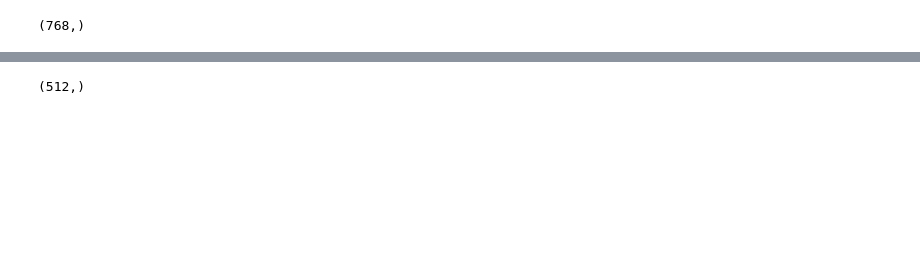
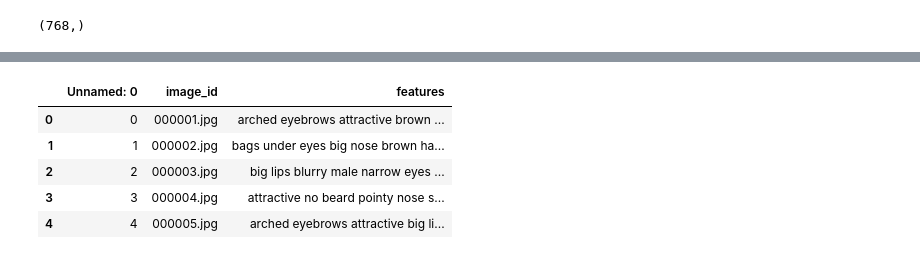
Before and after one commit to tejaspradhan/Face-Generation-from-Textual-Features-using-GANs, a Jupyter notebook: Sentence_Embeddings.ipynb, the cells around one changed output, grey strips where cells are left out. Saved outputs shown, nothing was run; the diff lists cells and outputs as text; code cells hidden in the pictures; blank space fills up the shorter version.

```diff
--- a/Sentence_Embeddings.ipynb
+++ b/Sentence_Embeddings.ipynb
@@ -57,6 +42,14 @@ Some weights of the model checkpoint at bert-base-uncased were not used when ini
 - This IS expected if you are initializing BertModel from the checkpoint of a model trained on another task or with another architecture (e.g. initializing a BertForSequenceClassification model from a ...
 - This IS NOT expected if you are initializing BertModel from the checkpoint of a model that you expect to be exactly identical (initializing a BertForSequenceClassification model from a BertForSequen ...
-# %%
-model.encode('hello world').shape
-# %% [output]
-(512,)
+# %%
+import pandas as pd
+data = pd.read_csv('/content/face_features_preprocessed.csv')
+# %%
+data.head()
+# %% [output]
+|  | Unnamed: 0 | image_id | features |
+| 0 | 0 | 000001.jpg | arched eyebrows attractive brown ... |
+| 1 | 1 | 000002.jpg | bags under eyes big nose brown ha... |
+| 2 | 2 | 000003.jpg | big lips blurry male narrow eyes ... |
+| 3 | 3 | 000004.jpg | attractive no beard pointy nose s... |
+| 4 | 4 | 000005.jpg | arched eyebrows attractive big li... |
```
Also changed, not shown: parts of 10 cells of this notebook.
